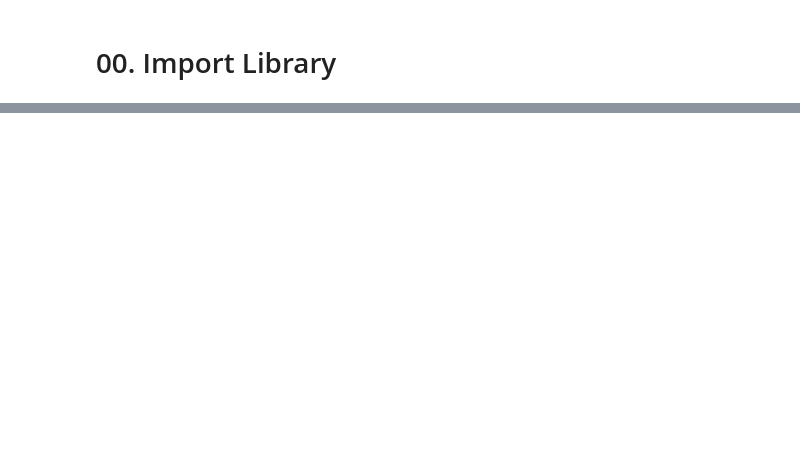
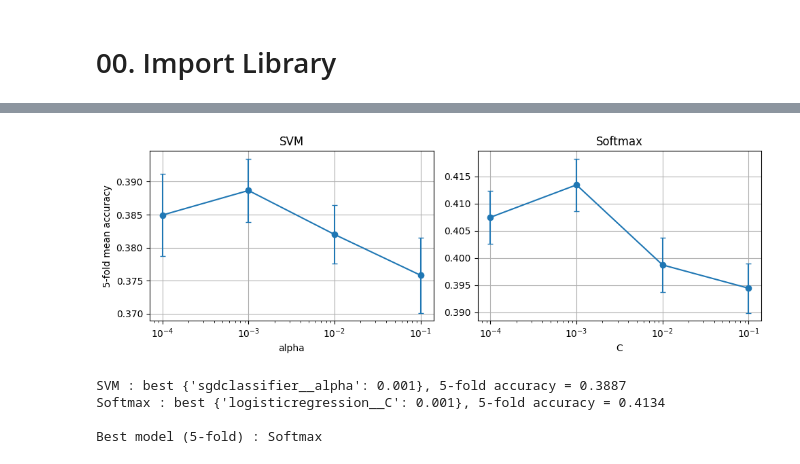
Before and after one commit to ayj9665-wq/2026ComputerVision, a Jupyter notebook: Assignment05/CV_Assignment_05.ipynb, the cells around one changed output, grey strips where cells are left out. Saved outputs shown, nothing was run; the diff lists cells and outputs as text; code cells hidden in the pictures; blank space fills up the shorter version.

Commit message:
Assignment 05: rewrite with scikit-learn (SGDClassifier hinge / LogisticRegression, GridSearchCV)

```diff
--- a/Assignment05/CV_Assignment_05.ipynb
+++ b/Assignment05/CV_Assignment_05.ipynb
@@ -429,0 +25,15 @@ for loss in LOSSES:
+# %%
+BASE = '../Assignment04/cifar-10-batches-py'
+
+batches = [pickle.load(open(f'{BASE}/data_batch_{i}', 'rb'), encoding='bytes') for i in range(1, 6)]
+test_batch = pickle.load(open(f'{BASE}/test_batch', 'rb'), encoding='bytes')
+CLASSES = [c.decode() for c in pickle.load(open(f'{BASE}/batches.meta', 'rb'), encoding='bytes')[b'label_names']]
+
+# 0~255 -> 0~1
+X_train = np.concatenate([b[b'data'] for b in batches]).astype(np.float32) / 255
+y_train = np.concatenate([b[b'labels'] for b in batches])
+X_test = test_batch[b'data'].astype(np.float32) / 255
+y_test = np.array(test_batch[b'labels'])
+
+print('train :', X_train.shape, y_train.shape)
+print('test  :', X_test.shape, y_test.shape)
@@ -429,0 +85,15 @@ for loss in LOSSES:
+# %%
+skf = StratifiedKFold(n_splits=5, shuffle=True, random_state=0)
+scoring = {'Accuracy': 'accuracy', 'Precision': 'precision_macro', 'Recall': 'recall_macro', 'F1': 'f1_macro'}
+
+models = {
+    'SVM': GridSearchCV(make_pipeline(StandardScaler(), SGDClassifier(loss='hinge', max_iter=10, tol=None, random_state=0, n_jobs=-1)),
+                        {'sgdclassifier__alpha': [1e-4, 1e-3, 1e-2, 1e-1]}, cv=skf, scoring=scoring, refit='Accuracy'),
+    'Softmax': GridSearchCV(make_pipeline(StandardScaler(), LogisticRegression(max_iter=100)),
+                            {'logisticregression__C': [1e-4, 1e-3, 1e-2, 1e-1]}, cv=skf, scoring=scoring, refit='Accuracy'),
+}
+
+for name, model in models.items():
+    start = time.time()
+    model.fit(X_train, y_train)
+    print(f'{name} done ({time.time() - start:.0f} s)')
@@ -429,0 +126,25 @@ for loss in LOSSES:
+# %%
+fig, axes = plt.subplots(1, 2, figsize=(10, 3.5))
+for ax, (name, param) in zip(axes, [('SVM', 'alpha'), ('Softmax', 'C')]):
+    res = pd.DataFrame(models[name].cv_results_)
+    ax.errorbar(res.filter(like='param_').iloc[:, 0].astype(float), res['mean_test_Accuracy'], yerr=res['std_test_Accuracy'], marker='o', capsize=3)
+    ax.set_xscale('log')
+    ax.set_xlabel(param)
+    ax.set_title(name)
+    ax.grid(True)
+axes[0].set_ylabel('5-fold mean accuracy')
+plt.tight_layout()
+plt.show()
+# %% [output]
+[figure, added]
+# %%
+for name, model in models.items():
+    print(f'{name} : best {model.best_params_}, 5-fold accuracy = {model.best_score_:.4f}')
+
+best = 'Softmax' if models['Softmax'].best_score_ > models['SVM'].best_score_ else 'SVM'
+print('\nBest model (5-fold) :', best)
+# %% [output]
+SVM : best {'sgdclassifier__alpha': 0.001}, 5-fold accuracy = 0.3887
+Softmax : best {'logisticregression__C': 0.001}, 5-fold accuracy = 0.4134
+
+Best model (5-fold) : Softmax
```
Also changed, not shown: parts of 59 cells of this notebook, 2 other files.
